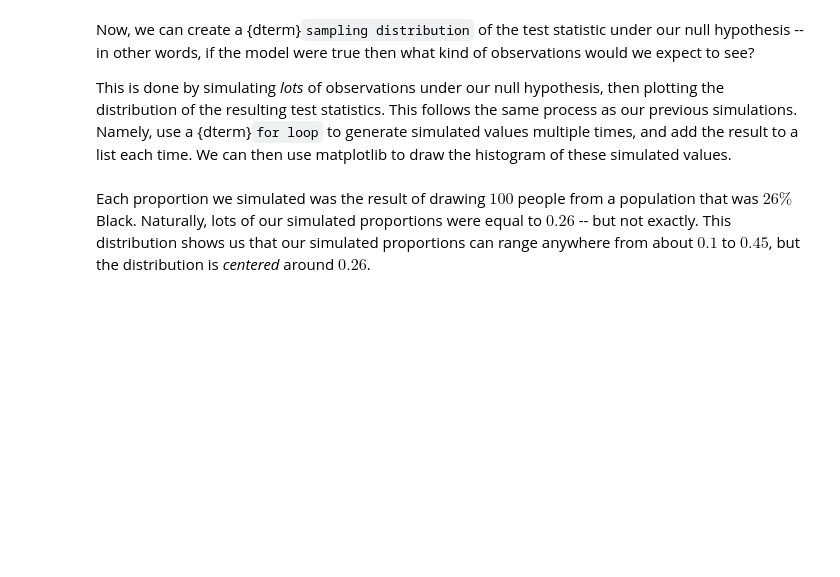
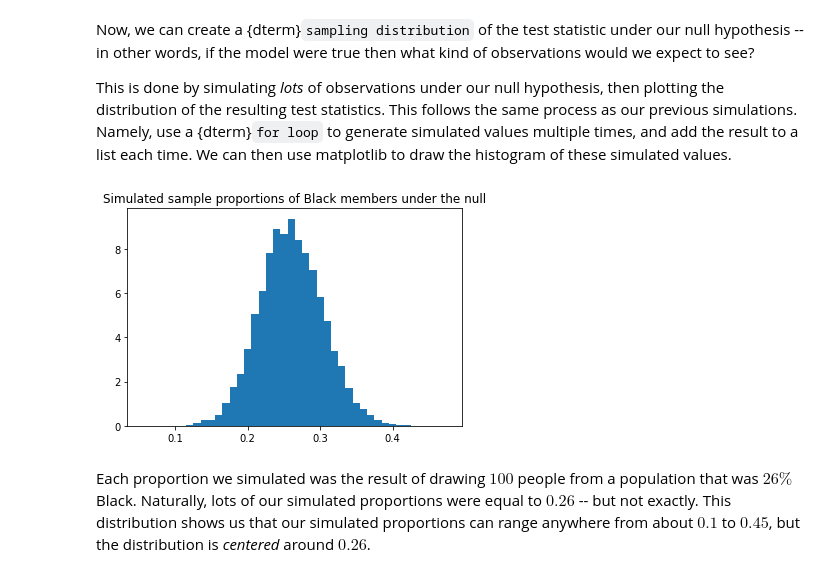
Before and after one commit to eldridgejm/dive-into-data-science, a Jupyter notebook: notebooks/book_pages/07-hypothesis_testing/1_hypothesis_tests.ipynb, the cells around one changed output. Drawn from its saved outputs; the diff is of its cells as text; code cells hidden in the pictures; blank space fills up the shorter version.

```diff
--- a/notebooks/book_pages/07-hypothesis_testing/1_hypothesis_tests.ipynb
+++ b/notebooks/book_pages/07-hypothesis_testing/1_hypothesis_tests.ipynb
@@ -97,15 +95,17 @@ This is done by simulating *lots* of observations under our null hypothesis, the
 # %%
 trials = 10_000
 simulated_proportions = []
 
 for i in range(trials):
     jury_proportion = simulate_jury_proportion()
     simulated_proportions.append(jury_proportion)
 
 # These bins will look visually centered around each possible proportion
 bins = np.arange(0.05, 0.48, 0.01)+0.005
 plt.hist(simulated_proportions, bins=bins, density=True)
-plt.title('Simulated sample proportions of black members under the null');
+plt.title('Simulated sample proportions of Black members under the null');
+# %% [output]
+[figure, added]
 # %% [markdown]
 Each proportion we simulated was the result of drawing $100$ people from a population that was $26\%$ Black. Naturally, lots of our simulated proportions were equal to $0.26$ -- but not exactly. This distribution shows us that our simulated proportions can range anywhere from about $0.1$ to $0.45$, but the distribution is *centered* around $0.26$.
 # %% [markdown]
```
Also changed, not shown: parts of 10 cells of this notebook, 1 other file.
